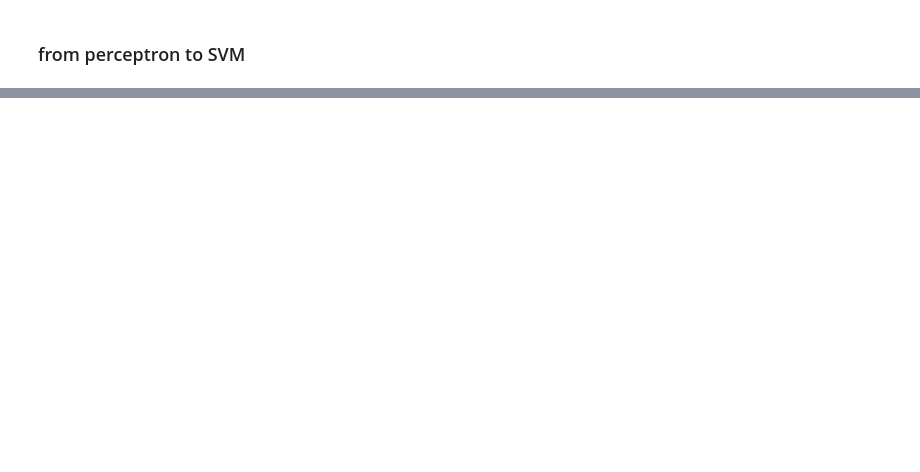
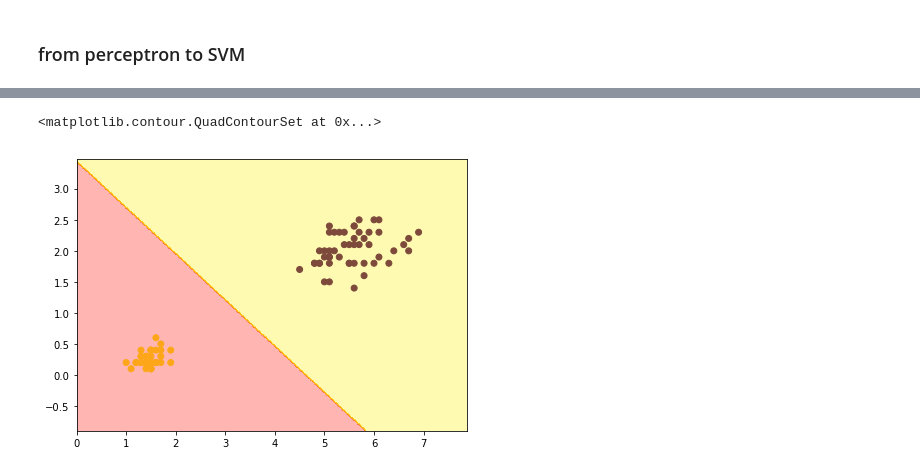
Before and after one commit to yueying-teng/Math_of_intelligence, a Jupyter notebook: SVM wk1.ipynb, the cells around one changed output, grey strips where cells are left out. Cells and saved outputs as stored; diff of their text form; code cells hidden in the pictures; blank space fills up the shorter version.

```diff
--- a/SVM wk1.ipynb
+++ b/SVM wk1.ipynb
@@ -245,0 +260,19 @@ ax.quiver(X, Y, U, V, scale = 1, color = 'blue')
+# %%
+x = x3.iloc[:, 0]
+y = x3.iloc[:, 1]
+h = 0.02
+
+x_min, x_max = x.min() - 1, x.max() + 1
+y_min, y_max = y.min() - 1, y.max() + 1
+xx, yy = np.meshgrid(np.arange(x_min, x_max, h), np.arange(y_min, y_max, h))
+
+# np.c_ Translates slice objects to concatenation along the second axis.
+Z = model.predict(np.c_[xx.ravel(), yy.ravel()])
+Z = Z.reshape(xx.shape)
+
+plt.figure(figsize = (7, 5))
+plt.scatter(x3.iloc[:,0], x3.iloc[:,1], c = -1* y2)
+plt.contourf(xx, yy, Z, cmap = plt.cm.autumn, alpha = 0.3)
+# %% [output]
+<matplotlib.contour.QuadContourSet at 0x...>
+[figure, added]
```
Also changed, not shown: parts of 24 cells of this notebook.
